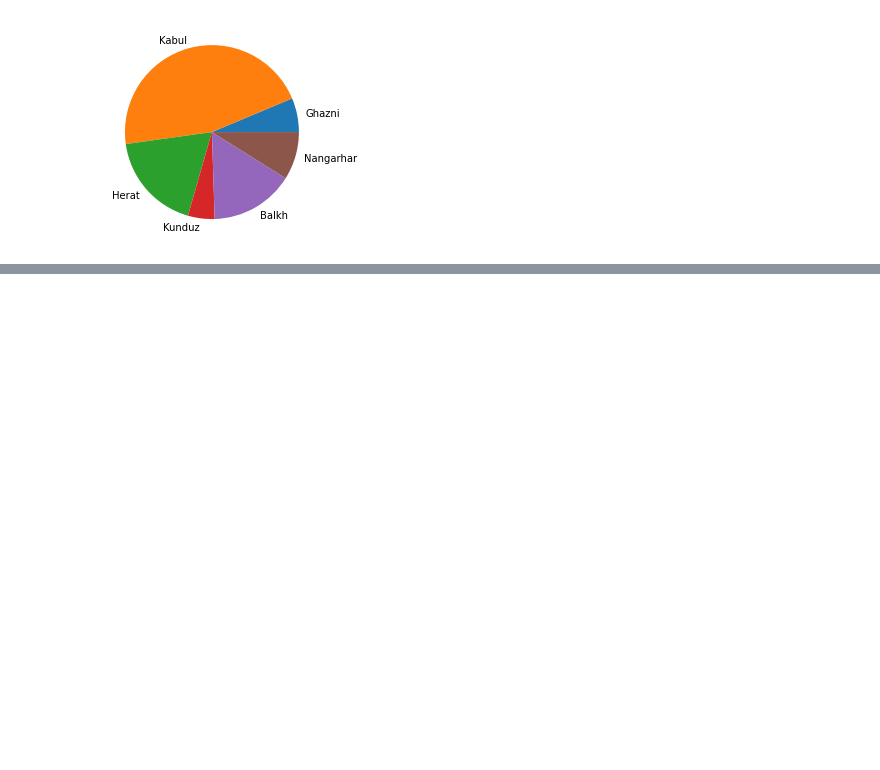
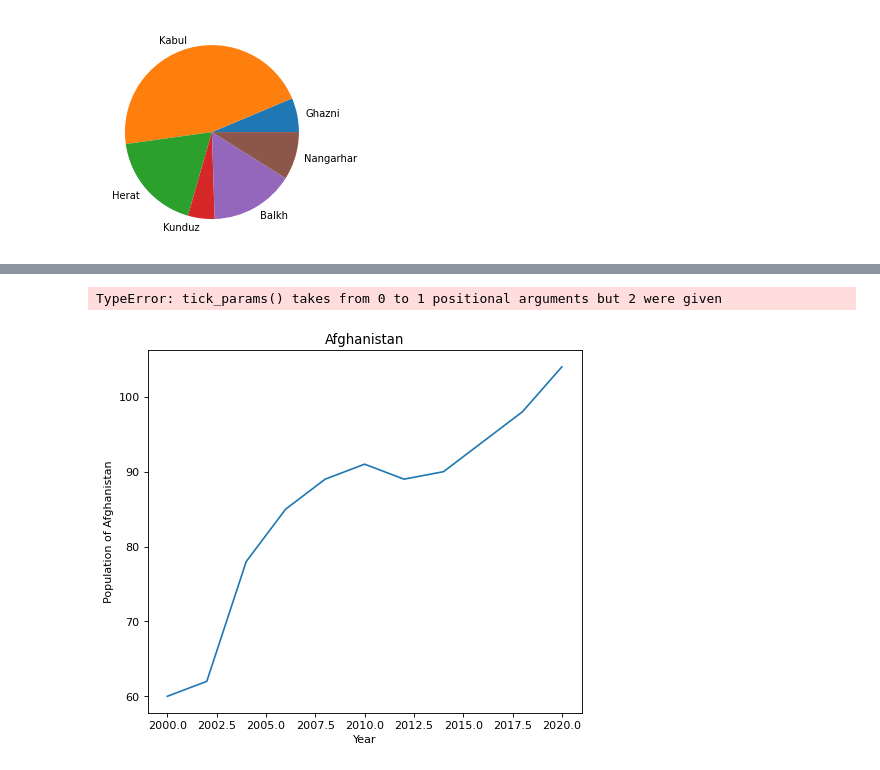
Before and after one commit to HasibullahAman/Data_Visulaization, a Jupyter notebook: Data_Visualization_SecondTry/mathpolitlib.ipynb, the cells around one changed output, grey strips where cells are left out. Cells and saved outputs as stored; diff of their text form; code cells hidden in the pictures; blank space fills up the shorter version.

```diff
--- a/Data_Visualization_SecondTry/mathpolitlib.ipynb
+++ b/Data_Visualization_SecondTry/mathpolitlib.ipynb
@@ -55,3 +55,6 @@ plt.pie(pop,labels=city)
   Text(0.5481685019007635, -0.9536830152224967, 'Balkh'),
   Text(1.05729069480126, -0.303539761294413, 'Nangarhar')])
 [figure]
+# %%
+year = [2000,2002,2004,2006,2008,2010,2012,2014,2016,2018,2020]
+population = [60,62,78,85,89,91,89,90,94,98,104]
@@ -57,0 +65,14 @@ plt.pie(pop,labels=city)
+# %%
+# coustomize of graph
+# -add label
+# - control size whit figure
+# - control data that show in diagram whit tiks
+plt.figure(figsize=(7,6),dpi=(80))
+plt.xlabel("Year")
+plt.ylabel("Population of Afghanistan")
+plt.plot(year,population)
+plt.title("Afghanistan")
+plt.tick_params([60,62,78,85,89,91,89,90,94,98,104],['60m','60m','80m','85m','90m','90m','90m','90m','100m','105m'])
+# %% [output]
+TypeError: tick_params() takes from 0 to 1 positional arguments but 2 were given
+[figure, added]
```
Also changed, not shown: parts of 1 cell of this notebook.
